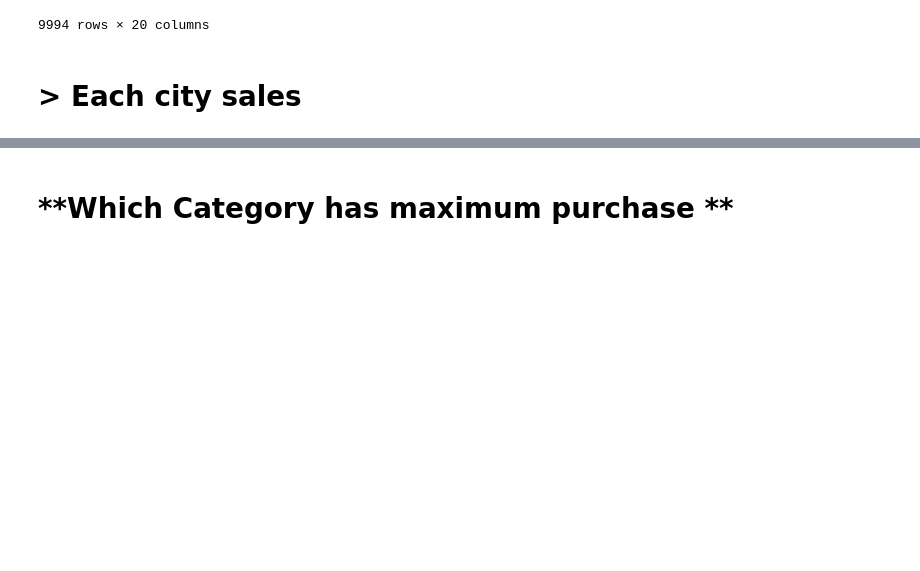
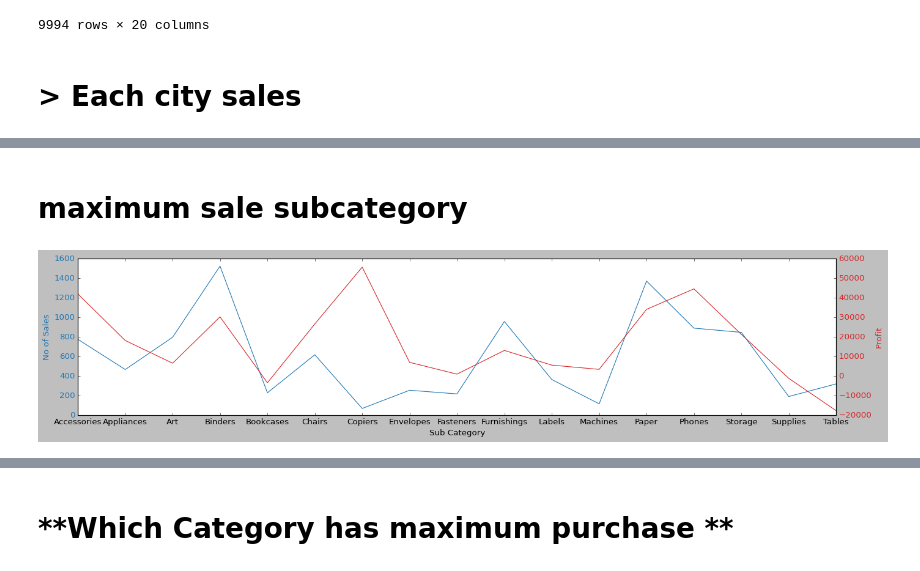
Before and after one commit to Moizcode/Hello-world, a Jupyter notebook: store-dataanalysis.ipynb, the cells around one changed output, grey strips where cells are left out. Saved outputs shown, nothing was run; the diff lists cells and outputs as text; code cells hidden in the pictures; blank space fills up the shorter version.

```diff
--- a/store-dataanalysis.ipynb
+++ b/store-dataanalysis.ipynb
@@ -85,0 +89,19 @@ city_sale[:20].plot.bar(y='sales',rot=90)
+# %% [markdown]
+# maximum sale subcategory
+# %%
+subCategorySale = store_data.groupby('Sub-Category').Sales.count()
+subCategoryProfit = store_data.groupby('Sub-Category').Profit.sum()
+fig,ax1 = plt.subplots(figsize=(20,4)) # use to make two plot on same
+
+ax1.set_xlabel('Sub Category')
+ax1.set_ylabel('No of Sales',color = 'tab:blue')
+ax1.plot(subCategorySale,color='tab:blue')
+ax1.tick_params(axis='y', labelcolor='tab:blue')
+ax2 = ax1.twinx()
+
+ax2.set_ylabel('Profit',color= 'tab:red')
+ax2.plot(subCategoryProfit,color='tab:red')
+ax2.tick_params(axis='y', labelcolor='tab:red')
+plt.show()
+# %% [output]
+[figure, added]
```
Also changed, not shown: parts of 13 cells of this notebook.
